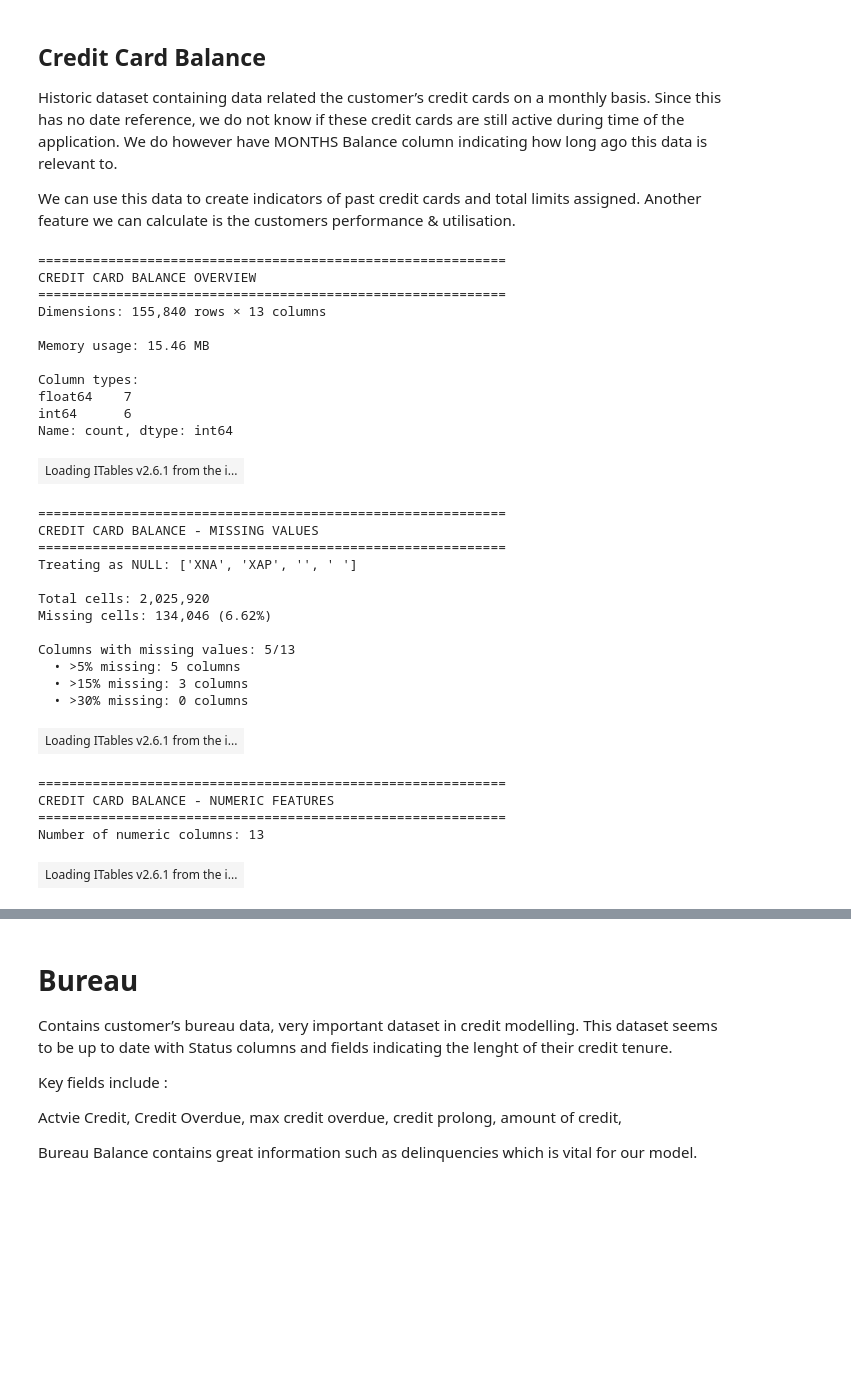
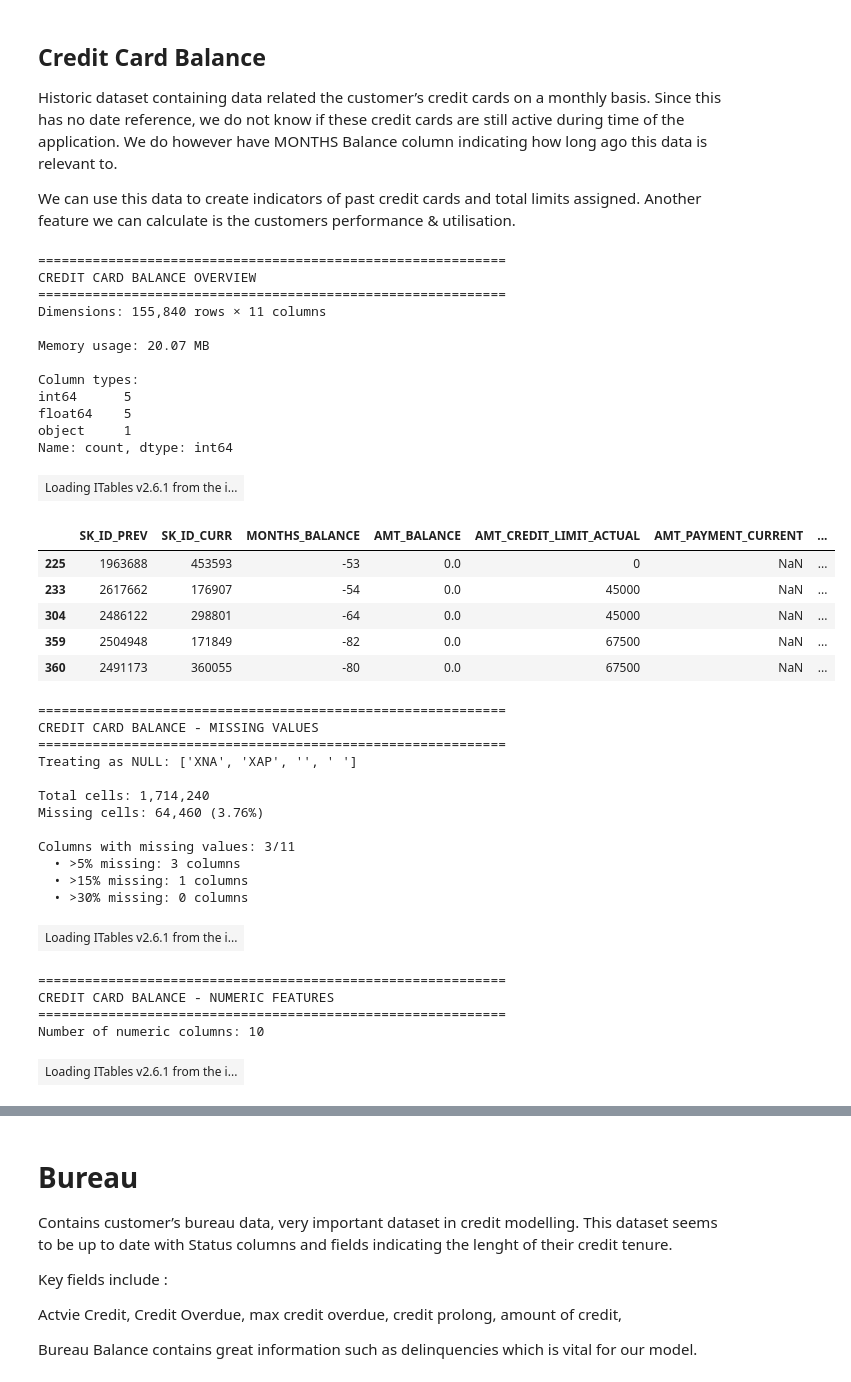
Before and after one commit to RPasch/CreditScoringProject, a Jupyter notebook: EDA.ipynb, the cells around one changed output, grey strips where cells are left out. Drawn from its saved outputs; the diff is of its cells as text; code cells hidden in the pictures; blank space fills up the shorter version.

```diff
--- a/EDA.ipynb
+++ b/EDA.ipynb
@@ -269,6 +269,7 @@ selected_columns = [
     'AMT_CREDIT',
     'AMT_ANNUITY',
     'AMT_GOODS_PRICE',
+    'OWN_CAR_AGE',
 
     # Demographics / Socio-economic
     'NAME_CONTRACT_TYPE',
@@ -278,7 +279,6 @@ selected_columns = [
     'NAME_EDUCATION_TYPE',
     'NAME_FAMILY_STATUS',
     'NAME_HOUSING_TYPE',
-
     # Chronology / Tenure (relative days)
     'DAYS_BIRTH',
     'DAYS_EMPLOYED',
@@ -311,8 +311,11 @@ selected_columns = [
 applications = load_dataset('applications.csv')[selected_columns]
 bureau_cols = [
     "SK_ID_CURR",
-    "SK_ID_BUREAU",
     "CREDIT_ACTIVE",
+    'DAYS_CREDIT',
+    'DAYS_CREDIT_ENDDATE',
+    'DAYS_CREDIT_UPDATE',
+    'DAYS_ENDDATE_FACT',
     "CREDIT_DAY_OVERDUE",
     "AMT_CREDIT_MAX_OVERDUE",
     "CNT_CREDIT_PROLONG",
@@ -325,20 +328,19 @@ bureau_cols = [
 bureau = load_dataset('bureau.csv')[bureau_cols]
 bureau_balance = load_dataset('bureau_balance.csv')
 credit_card_cols = [
-    "SK_ID_PREV",
-    "SK_ID_CURR",
-    "MONTHS_BALANCE",
-    "AMT_BALANCE",
-    "AMT_CREDIT_LIMIT_ACTUAL",
-    "AMT_INST_MIN_REGULARITY",
-    "AMT_PAYMENT_CURRENT",
-    "AMT_PAYMENT_TOTAL_CURRENT",
-    "AMT_DRAWINGS_ATM_CURRENT",
-    "CNT_DRAWINGS_ATM_CURRENT",
-    "CNT_INSTALMENT_MATURE_CUM",
-    "SK_DPD",
-    "SK_DPD_DEF",
+    'SK_ID_PREV',
+    'SK_ID_CURR',
+    'MONTHS_BALANCE',
+    'AMT_BALANCE',
+    'AMT_CREDIT_LIMIT_ACTUAL',
+    'AMT_PAYMENT_TOTAL_CURRENT',
+    'AMT_RECIVABLE',
+    'AMT_INST_MIN_REGULARITY',
+    'CNT_INSTALMENT_MATURE_CUM',
+    'NAME_CONTRACT_STATUS',
+    'SK_DPD_DEF',
 ]
+
 credit_card = load_dataset('credit_card_balance.csv')[credit_card_cols]
 installments = load_dataset('installments.csv')
 pos_cash_cols = [
@@ -352,6 +354,8 @@ pos_cash_cols = [
     "SK_DPD_DEF",
 ]
 pos_cash = load_dataset('pos_cash_balance.csv')[pos_cash_cols]
+
+
 previous_app_cols = [
     "SK_ID_PREV",
     "SK_ID_CURR",
@@ -361,6 +365,15 @@ previous_app_cols = [
     "AMT_ANNUITY",
     "DAYS_LAST_DUE",
     "DAYS_TERMINATION",
+    'NAME_CONTRACT_TYPE',
+    'AMT_DOWN_PAYMENT',
+    'AMT_GOODS_PRICE',
+    'RATE_INTEREST_PRIMARY',
+    'DAYS_DECISION',
+    'CODE_REJECT_REASON',
+    'CNT_PAYMENT'
+
+
 ]
 previous = load_dataset('previous_applications.csv')[previous_app_cols]
 # %% [output]
@@ -667,15 +680,25 @@ dataset_overview(credit_card, "Credit Card Balance")
 ============================================================
 CREDIT CARD BALANCE OVERVIEW
 ============================================================
-Dimensions: 155,840 rows × 13 columns
+Dimensions: 155,840 rows × 11 columns
 
-Memory usage: 15.46 MB
+Memory usage: 20.07 MB
 
 Column types:
-float64    7
-int64      6
+int64      5
+float64    5
+object     1
 Name: count, dtype: int64
 | Loading ITables v2.6.1 from the i... |
+# %%
+credit_card[credit_card.AMT_INST_MIN_REGULARITY.isnull()].head()
+# %% [output]
+|  | SK_ID_PREV | SK_ID_CURR | MONTHS_BALANCE | AMT_BALANCE | AMT_CREDIT_LIMIT_ACTUAL | AMT_PAYMENT_CURRENT | ... |
+| 225 | 1963688 | 453593 | -53 | 0.0 | 0 | NaN | ... |
+| 233 | 2617662 | 176907 | -54 | 0.0 | 45000 | NaN | ... |
+| 304 | 2486122 | 298801 | -64 | 0.0 | 45000 | NaN | ... |
+| 359 | 2504948 | 171849 | -82 | 0.0 | 67500 | NaN | ... |
+| 360 | 2491173 | 360055 | -80 | 0.0 | 67500 | NaN | ... |
 # %%
 cc_missing_df, cc_high_missing = missing_values_summary(credit_card, "Credit Card Balance", null_values=['XNA', 'XAP', '', ' '])
 # %% [output]
@@ -684,12 +707,12 @@ CREDIT CARD BALANCE - MISSING VALUES
 ============================================================
 Treating as NULL: ['XNA', 'XAP', '', ' ']
 
-Total cells: 2,025,920
-Missing cells: 134,046 (6.62%)
+Total cells: 1,714,240
+Missing cells: 64,460 (3.76%)
 
-Columns with missing values: 5/13
-  • >5% missing: 5 columns
-  • >15% missing: 3 columns
+Columns with missing values: 3/11
+  • >5% missing: 3 columns
+  • >15% missing: 1 columns
   • >30% missing: 0 columns
 | Loading ITables v2.6.1 from the i... |
 # %%
@@ -698,7 +721,7 @@ numeric_summary(credit_card, "Credit Card Balance", exclude_cols=cc_high_missing
 ============================================================
 CREDIT CARD BALANCE - NUMERIC FEATURES
 ============================================================
-Number of numeric columns: 13
+Number of numeric columns: 10
 | Loading ITables v2.6.1 from the i... |
 # %%
 categorical_summary(credit_card, "Credit Card Balance", exclude_cols=cc_high_missing)
```
Also changed, not shown: parts of 10 cells of this notebook, 1 other file.
